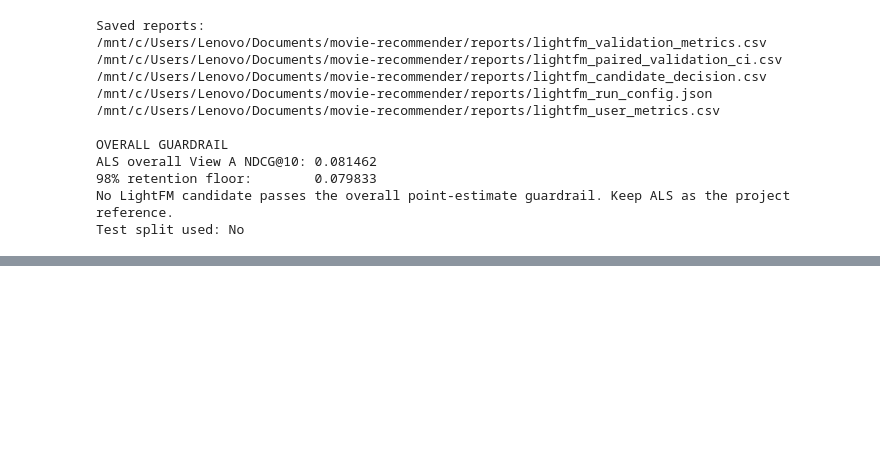
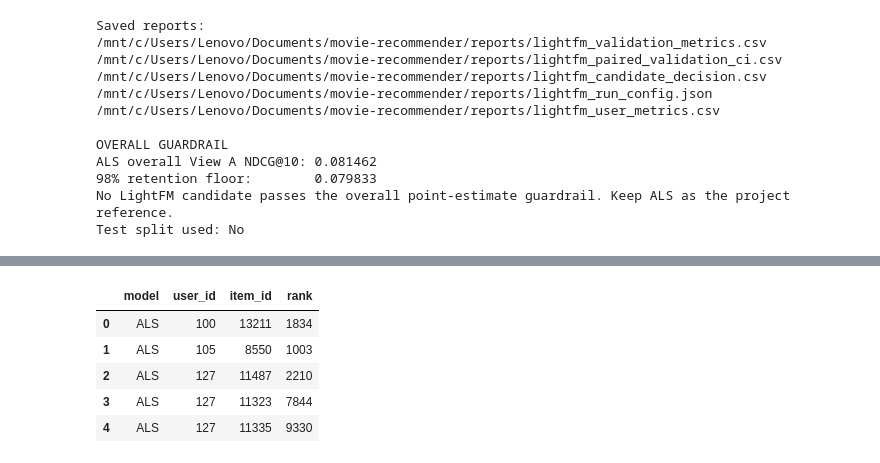
Before and after one commit to RavenKing45/Movie-Recommendation-System, a Jupyter notebook: notebooks/10_lightfm_hybrid.ipynb, the cells around one changed output, grey strips where cells are left out. Saved outputs shown, nothing was run; the diff lists cells and outputs as text; code cells hidden in the pictures; blank space fills up the shorter version.

```diff
--- a/notebooks/10_lightfm_hybrid.ipynb
+++ b/notebooks/10_lightfm_hybrid.ipynb
@@ -1101,0 +1583,73 @@ This is the first controlled LightFM run, not a definitive hyperparameter search
+# %%
+
+import numpy as np
+import pandas as pd
+
+# Evaluate only warm-tail targets so every model uses a comparable target set.
+warm_tail_relevant = relevant_by_scope["warm_tail"]
+
+# Map model names to readable labels.
+model_names = {
+    "ALS_only": "ALS",
+    "LightFM_identity": "LightFM Identity",
+    "LightFM_content_v1": "LightFM Content-v1",
+    "LightFM_TMDB_v2": "LightFM TMDB-v2",
+}
+
+# Check the data structures before scoring.
+print("Warm-tail users:", len(warm_tail_relevant))
+print("Warm-tail relevant pairs:", sum(len(items) for items in warm_tail_relevant.values()))
+print("Models:", list(score_functions.keys()))
+
+assert all(name in score_functions for name in model_names), (
+    "A model name differs from the keys in score_functions. "
+    "Print score_functions.keys() and update model_names."
+)
+
+# Calculate the rank of each relevant movie among all eligible catalogue items.
+# Rank 1 = highest score. Seen training items are excluded.
+rank_rows = []
+
+for model_key, model_label in model_names.items():
+    score_fn = score_functions[model_key]
+
+    for user_id, target_items in warm_tail_relevant.items():
+        target_items = np.asarray(list(target_items), dtype=int)
+        if len(target_items) == 0:
+            continue
+
+        # Score the full catalogue for this user.
+        scores = np.asarray(score_fn([user_id]))[0].astype(float, copy=True)
+
+        # Apply the same basic eligibility rules as recommendation generation.
+        seen_items = seen_train[user_id].indices
+        scores[seen_items] = -np.inf
+
+        # ALS cannot recommend items without learned ALS item factors.
+        if model_key == "ALS_only":
+            scores[~item_has_als_factors] = -np.inf
+
+        # Exclude targets that aren't eligible or have invalid scores.
+        valid_targets = target_items[
+            (target_items >= 0)
+            & (target_items < len(scores))
+            & np.isfinite(scores[target_items])
+        ]
+
+        # Raw-score ranks; ties are unlikely but are not tie-break-seed averaged.
+        for item_id in valid_targets:
+            target_score = scores[item_id]
+            rank = 1 + int(np.sum(scores > target_score))
+
+            rank_rows.append({
+                "model": model_label,
+                "user_id": user_id,
+                "item_id": int(item_id),
+                "rank": rank,
+            })
+
+rank_df = pd.DataFrame(rank_rows)
+
+print("Ranked target pairs:", len(rank_df))
+display(rank_df.head())
+# %% [output]
@@ -1101,0 +1660,6 @@ This is the first controlled LightFM run, not a definitive hyperparameter search
+|  | model | user_id | item_id | rank |
+| 0 | ALS | 100 | 13211 | 1834 |
+| 1 | ALS | 105 | 8550 | 1003 |
+| 2 | ALS | 127 | 11487 | 2210 |
+| 3 | ALS | 127 | 11323 | 7844 |
+| 4 | ALS | 127 | 11335 | 9330 |
```
Also changed, not shown: parts of 42 cells of this notebook.
